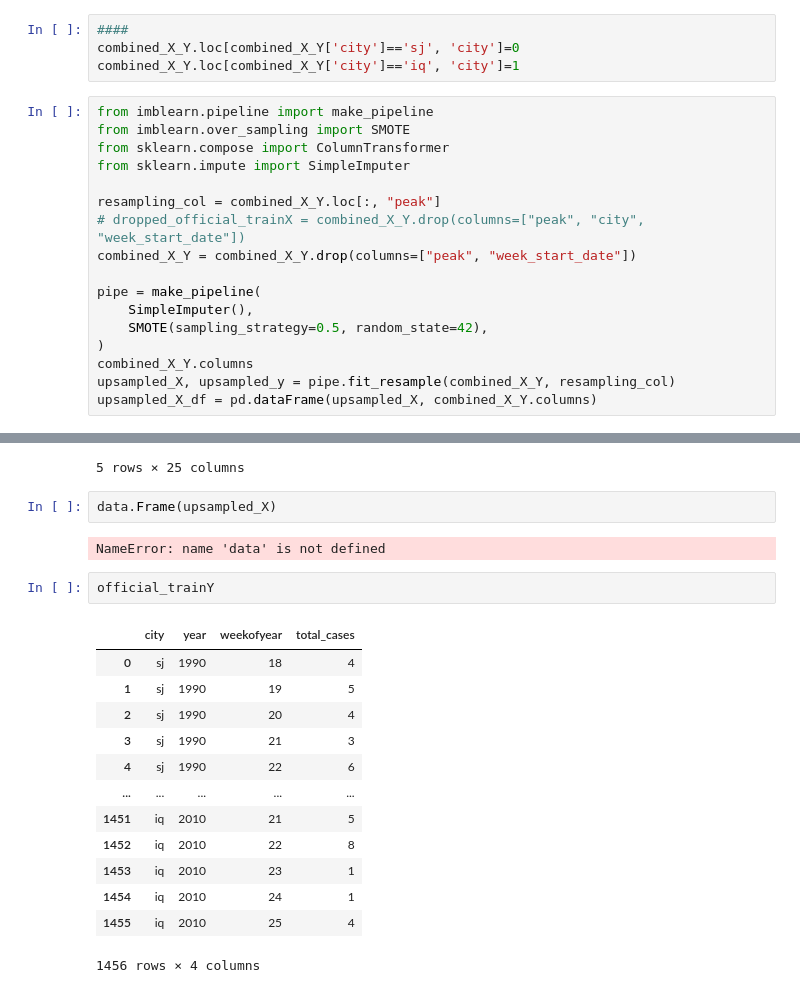
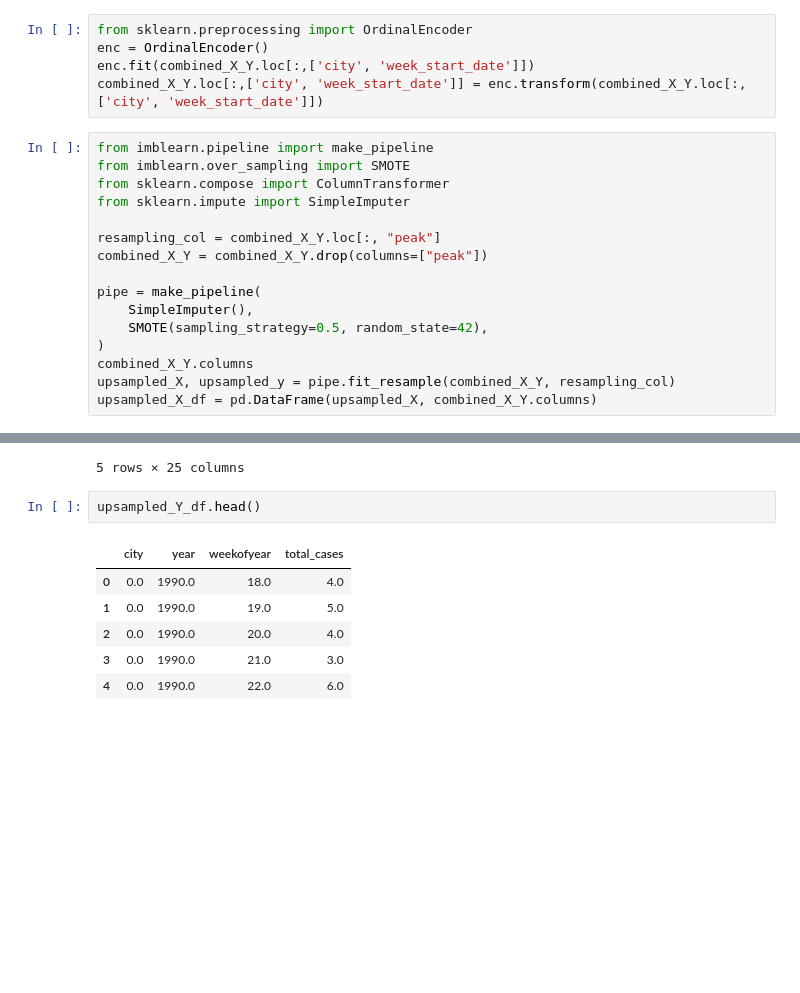
Before and after one commit to m41w4r3exe/dengai-undisease, a Jupyter notebook: presentation.ipynb, the cells around one changed output, grey strips where cells are left out. Drawn from its saved outputs; the diff is of its cells as text; blank space fills up the shorter version.

```diff
--- a/presentation.ipynb
+++ b/presentation.ipynb
@@ -98,7 +138,8 @@ Name: peak, dtype: int64
-# %%
-####
-combined_X_Y.loc[combined_X_Y['city']=='sj', 'city']=0
-combined_X_Y.loc[combined_X_Y['city']=='iq', 'city']=1
+# %%
+from sklearn.preprocessing import OrdinalEncoder
+enc = OrdinalEncoder()
+enc.fit(combined_X_Y.loc[:,['city', 'week_start_date']])
+combined_X_Y.loc[:,['city', 'week_start_date']] = enc.transform(combined_X_Y.loc[:,['city', 'week_start_date']])
 # %%
 from imblearn.pipeline import make_pipeline
 from imblearn.over_sampling import SMOTE
@@ -106,8 +147,7 @@ from sklearn.compose import ColumnTransformer
 from sklearn.impute import SimpleImputer
 
 resampling_col = combined_X_Y.loc[:, "peak"]
-# dropped_official_trainX = combined_X_Y.drop(columns=["peak", "city", "week_start_date"])
-combined_X_Y = combined_X_Y.drop(columns=["peak", "week_start_date"])
+combined_X_Y = combined_X_Y.drop(columns=["peak"])
 
 pipe = make_pipeline(
     SimpleImputer(),
@@ -115,5 +155,5 @@ pipe = make_pipeline(
 )
 combined_X_Y.columns
 upsampled_X, upsampled_y = pipe.fit_resample(combined_X_Y, resampling_col)
-upsampled_X_df = pd.dataFrame(upsampled_X, combined_X_Y.columns)
+upsampled_X_df = pd.DataFrame(upsampled_X, combined_X_Y.columns)
 # %% [output]
@@ -132,23 +172,12 @@ upsampled_X_df.head()
 | 3 | 0.0 | 1990.0 | 21.0 | 0.128633 | 0.245067 | 0.227557 | 0.235886 | 15.36 | ... |
 | 4 | 0.0 | 1990.0 | 22.0 | 0.196200 | 0.262200 | 0.251200 | 0.247340 | 7.52 | ... |
 5 rows × 25 columns
-# %%
-data.Frame(upsampled_X)
-# %% [output]
-NameError: name 'data' is not defined
-# %%
-official_trainY
-# %% [output]
-|  | city | year | weekofyear | total_cases |
-| 0 | sj | 1990 | 18 | 4 |
-| 1 | sj | 1990 | 19 | 5 |
-| 2 | sj | 1990 | 20 | 4 |
-| 3 | sj | 1990 | 21 | 3 |
-| 4 | sj | 1990 | 22 | 6 |
-| ... | ... | ... | ... | ... |
-| 1451 | iq | 2010 | 21 | 5 |
-| 1452 | iq | 2010 | 22 | 8 |
-| 1453 | iq | 2010 | 23 | 1 |
-| 1454 | iq | 2010 | 24 | 1 |
-| 1455 | iq | 2010 | 25 | 4 |
-1456 rows × 4 columns
+# %%
+upsampled_Y_df.head()
+# %% [output]
+|  | city | year | weekofyear | total_cases |
+| 0 | 0.0 | 1990.0 | 18.0 | 4.0 |
+| 1 | 0.0 | 1990.0 | 19.0 | 5.0 |
+| 2 | 0.0 | 1990.0 | 20.0 | 4.0 |
+| 3 | 0.0 | 1990.0 | 21.0 | 3.0 |
+| 4 | 0.0 | 1990.0 | 22.0 | 6.0 |
```
Also changed, not shown: parts of 3 cells of this notebook.
